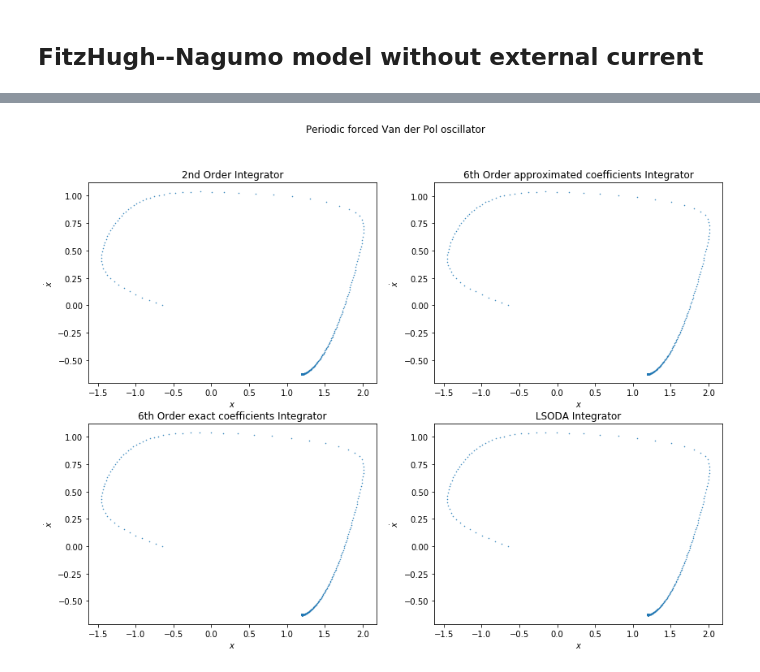
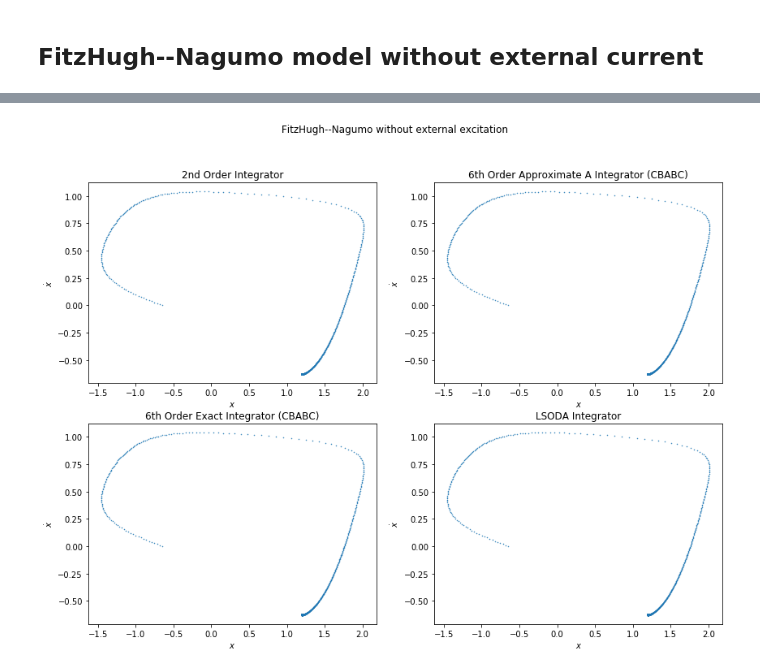
Before and after one commit to fzadra/VanDerPolContact, a Jupyter notebook: FitzHugh-Nagumo models.ipynb, the cells around one changed output, grey strips where cells are left out. Cells and saved outputs as stored; diff of their text form; code cells hidden in the pictures.

```diff
--- a/FitzHugh-Nagumo models.ipynb
+++ b/FitzHugh-Nagumo models.ipynb
@@ -30,21 +32,19 @@ frinag=lm.FitzHughNagumo(a,b,c)
 x0,y0=-0.650,0
 q0,p0,s0=x0, 0, frinag.xytos(x0,y0)
 # %%
-tspan = np.arange(0, 500, 0.05)
+tspan = np.arange(0, 500, 0.02)
 
 sol, sols, _ = ic.integrate(li.step1, frinag, tspan, p0, q0, s0)
 solm, solms, _ = ic.integrate(step6, frinag, tspan, p0, q0, s0)
 sol1, sol1s, _ = ic.integrate(step6e, frinag, tspan, p0, q0, s0)
 # %%
-def ivp_neu(y, t, a, b,c):
-    return [
-        c*(y[0] + y[1]-(1.0/3.0)*(y[0])**3),
+def ivp_neu(z=lambda t:0.0):
+    return lambda y, t, a, b, c: [
+        c*(y[0] + y[1]-(1.0/3.0)*(y[0])**3 + z(t)),
         -(1/c)*(y[0]-a+b*y[1])
     ]
 
-tspan = np.arange(0, 500, 0.05)
-
 y_init, params = [x0, y0], (a,b,c)
-y_odeint, info = si.odeint(ivp_neu, y_init, tspan, params, rtol=1e-13, atol=1e-15, full_output=True)
+y_odeint, info = si.odeint(ivp_neu(), y_init, tspan, params, rtol=1e-13, atol=1e-15, full_output=True)
 print("Number of function evaluations: %d, number of Jacobian evaluations: %d" % (info['nfe'][-1], info['nje'][-1]))
 # %% [output]
@@ -86,31 +86,31 @@ plt.show()
 # %%
 plt.figure(figsize=(14,10))
 
-plt.suptitle("Periodic forced Van der Pol oscillator")
+plt.suptitle("FitzHugh--Nagumo without external excitation")
 plt.subplot(221)
 plt.gca().set_title("2nd Order Integrator")
-plt.plot(sol[:,1], frinag.qstoy(sol[:,1],sols[:]), '.',markersize=1)
+plt.plot(sol[:,1], frinag.qstoy(sol[:,1],sols), '.',markersize=1)
 plt.xlabel("$x$")
 plt.ylabel("$\dot{x}$")
 
 plt.subplot(222)
-plt.gca().set_title("6th Order approximated coefficients Integrator")
-plt.plot(solm[:,1], frinag.qstoy(solm[:,1],solms[:]),'.',markersize=1)
+plt.gca().set_title("6th Order Approximate A Integrator (CBABC)")
+plt.plot(solm[:,1], frinag.qstoy(solm[:,1],solms),'.',markersize=1)
 plt.xlabel("$x$")
 plt.ylabel("$\dot{x}$")
 
 plt.subplot(223)
-plt.gca().set_title("6th Order exact coefficients Integrator")
-plt.plot(sol1[:,1], frinag.qstoy(sol1[:,1],sol1s[:]),'.',markersize=1)
+plt.gca().set_title("6th Order Exact Integrator (CBABC)")
+plt.plot(sol1[:,1], frinag.qstoy(sol1[:,1],sol1s),'.',markersize=1)
 plt.xlabel("$x$")
 plt.ylabel("$\dot{x}$")
 
 plt.subplot(224)
 plt.gca().set_title("LSODA Integrator")
 plt.plot(y_odeint[:, 0], y_odeint[:, 1], '.',markersize=1)
 plt.xlabel("$x$")
 plt.ylabel("$\dot{x}$")
 
 plt.show()
 # %% [output]
-[figure, old version]
+[figure, new version]
```
Also changed, not shown: parts of 21 cells of this notebook, 3 other files.
